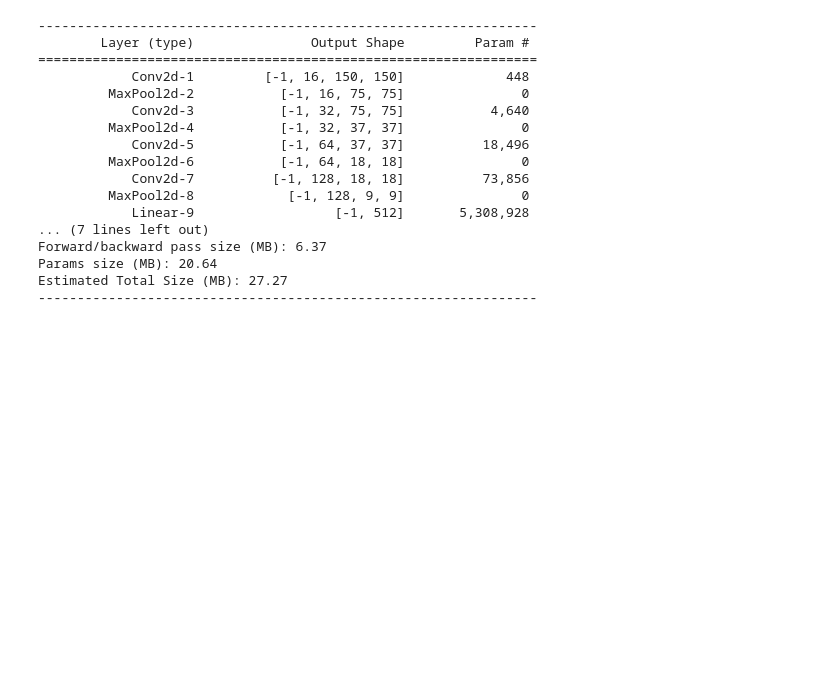
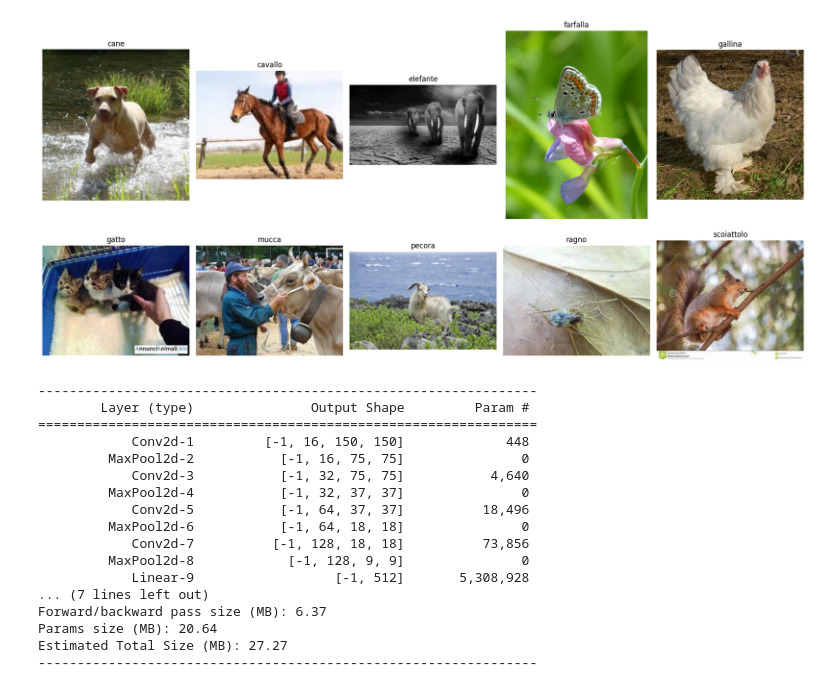
Before and after one commit to ClaraBureu/CEIA, a Jupyter notebook: VCII/CVII_DataAugmentation.ipynb, the cells around one changed output. Saved outputs shown, nothing was run; the diff lists cells and outputs as text; code cells hidden in the pictures; blank space fills up the shorter version.

```diff
--- a/VCII/CVII_DataAugmentation.ipynb
+++ b/VCII/CVII_DataAugmentation.ipynb
@@ -74 +79,19 @@ ALTO_IMAGENES = 150
+# %%
+fig, axes = plt.subplots(nrows=2, ncols=5, figsize=(18, 9))
+
+for idx, (folder, images) in enumerate([(folder, train_dataset) for folder in folders]):
+    img_path = next(img for img, label in images if label == folder)
+    img = Image.open(img_path)
+
+    row_idx = idx // 5
+    col_idx = idx % 5
+
+    axes[row_idx, col_idx].imshow(img)
+    axes[row_idx, col_idx].set_title(folder)
+    axes[row_idx, col_idx].axis('off')
+
+plt.tight_layout()
+plt.show()
+# %% [output]
+[figure, added]
 # %%
```
Also changed, not shown: parts of 24 cells of this notebook, 6 other files.
